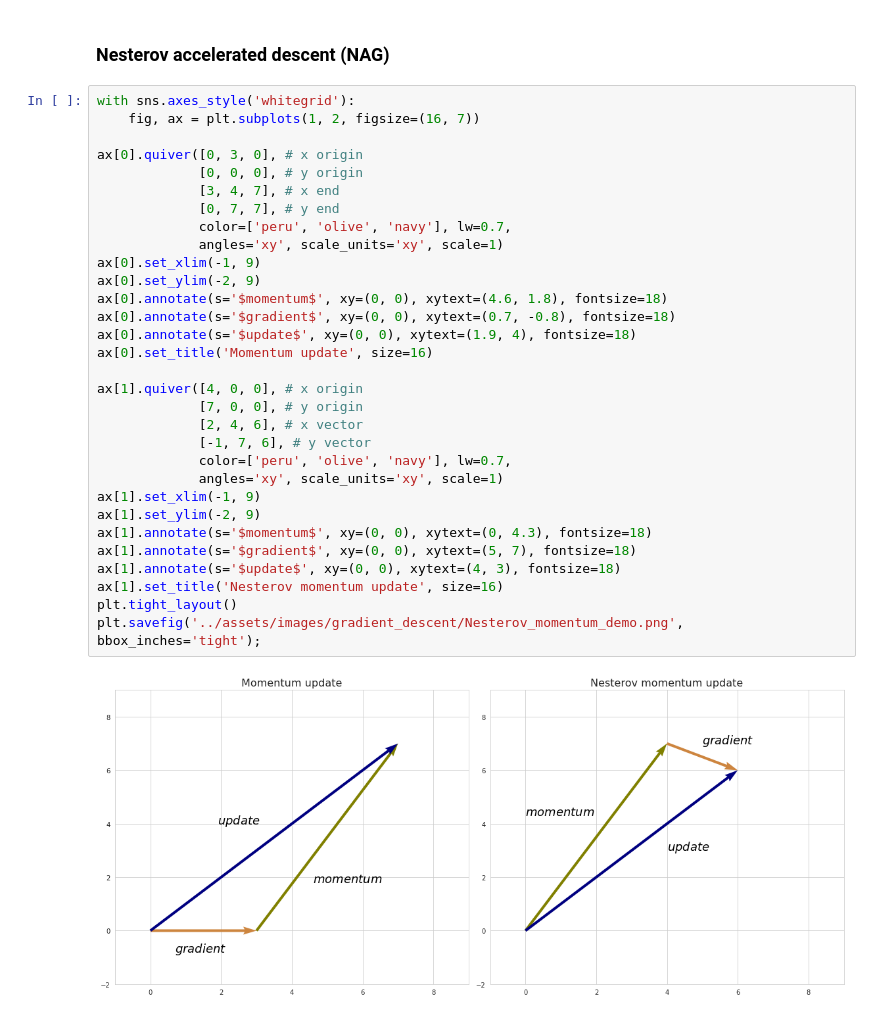
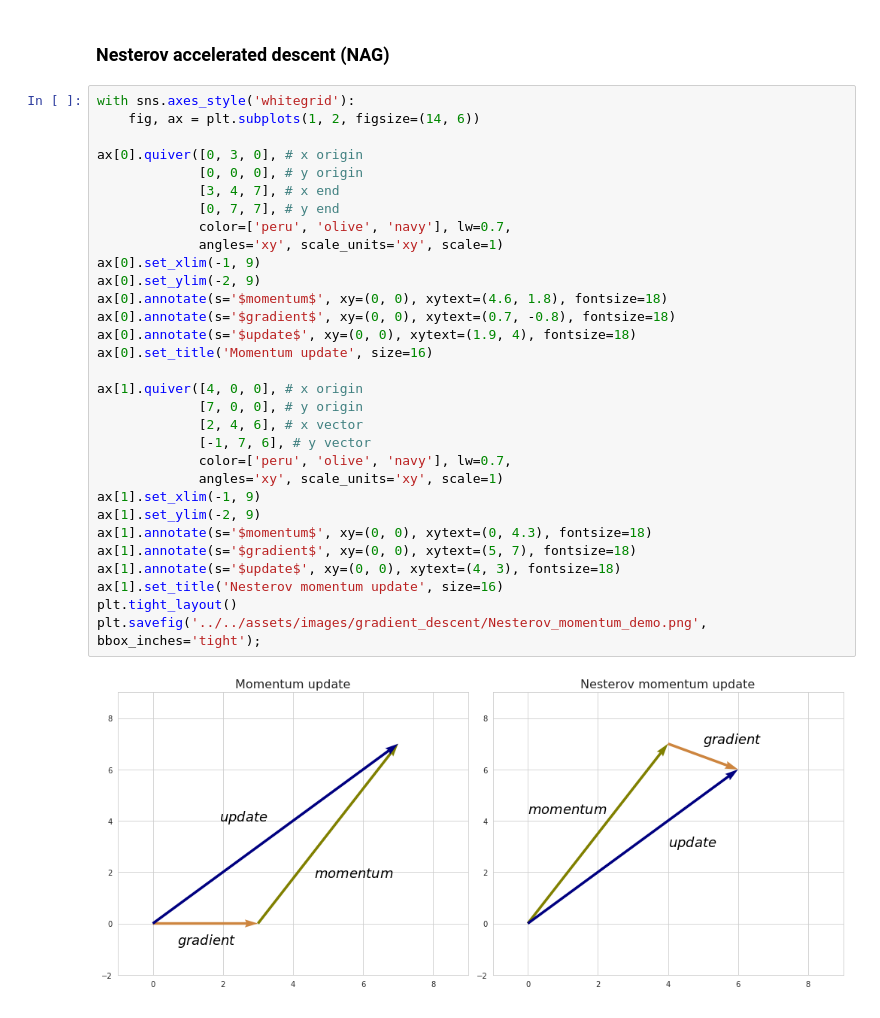
Before and after one commit to vzahorui/vzahorui.github.io, a Jupyter notebook: jupyter_notebooks/optimization/gradient_descent.ipynb, the cells around one changed output. Saved outputs shown, nothing was run; the diff lists cells and outputs as text.

```diff
--- a/jupyter_notebooks/gradient_descent.ipynb
+++ b/jupyter_notebooks/optimization/gradient_descent.ipynb
@@ -438,34 +438,34 @@ viz_3d_anim
 ### Nesterov accelerated descent (NAG)
 # %%
 with sns.axes_style('whitegrid'):
-    fig, ax = plt.subplots(1, 2, figsize=(16, 7))
+    fig, ax = plt.subplots(1, 2, figsize=(14, 6))
 
 ax[0].quiver([0, 3, 0], # x origin
              [0, 0, 0], # y origin
              [3, 4, 7], # x end
              [0, 7, 7], # y end
              color=['peru', 'olive', 'navy'], lw=0.7,
              angles='xy', scale_units='xy', scale=1)
 ax[0].set_xlim(-1, 9)
 ax[0].set_ylim(-2, 9)
 ax[0].annotate(s='$momentum$', xy=(0, 0), xytext=(4.6, 1.8), fontsize=18)
 ax[0].annotate(s='$gradient$', xy=(0, 0), xytext=(0.7, -0.8), fontsize=18)
 ax[0].annotate(s='$update$', xy=(0, 0), xytext=(1.9, 4), fontsize=18)
 ax[0].set_title('Momentum update', size=16)
 
 ax[1].quiver([4, 0, 0], # x origin
              [7, 0, 0], # y origin
              [2, 4, 6], # x vector
              [-1, 7, 6], # y vector
              color=['peru', 'olive', 'navy'], lw=0.7,
              angles='xy', scale_units='xy', scale=1)
 ax[1].set_xlim(-1, 9)
 ax[1].set_ylim(-2, 9)
 ax[1].annotate(s='$momentum$', xy=(0, 0), xytext=(0, 4.3), fontsize=18)
 ax[1].annotate(s='$gradient$', xy=(0, 0), xytext=(5, 7), fontsize=18)
 ax[1].annotate(s='$update$', xy=(0, 0), xytext=(4, 3), fontsize=18)
 ax[1].set_title('Nesterov momentum update', size=16)
 plt.tight_layout()
-plt.savefig('../assets/images/gradient_descent/Nesterov_momentum_demo.png', bbox_inches='tight');
+plt.savefig('../../assets/images/gradient_descent/Nesterov_momentum_demo.png', bbox_inches='tight');
 # %% [output]
-[figure, old version]
+[figure, new version]
```
Also changed, not shown: parts of 3 cells of this notebook, 12 other files.
